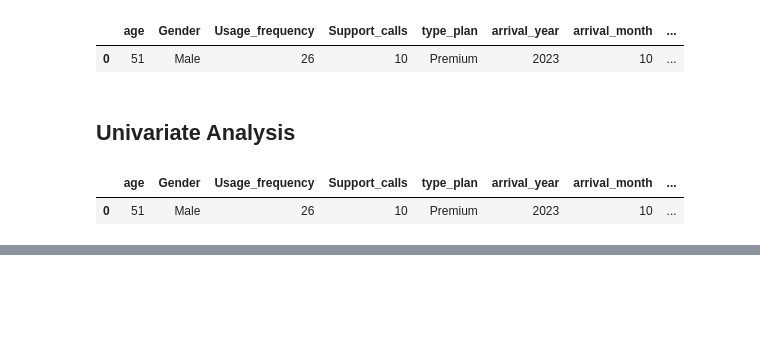
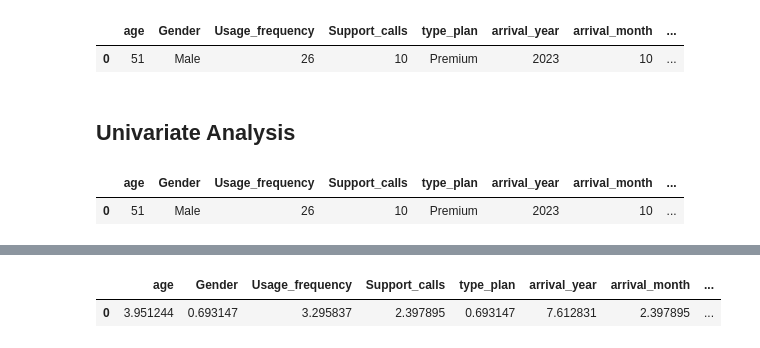
Before and after one commit to Singhpriyanshu2907/Cust_churn, a Jupyter notebook: notebooks/experiments.ipynb, the cells around one changed output, grey strips where cells are left out. Cells and saved outputs as stored; diff of their text form; code cells hidden in the pictures; blank space fills up the shorter version.

```diff
--- a/notebooks/experiments.ipynb
+++ b/notebooks/experiments.ipynb
@@ -81,0 +180,8 @@ df_copy.head(1)
+# %%
+for col in df.columns:
+        df[col] = np.log1p(df[col])
+# %%
+df.head(1)
+# %% [output]
+|  | age | Gender | Usage_frequency | Support_calls | type_plan | arrival_year | arrival_month | ... |
+| 0 | 3.951244 | 0.693147 | 3.295837 | 2.397895 | 0.693147 | 7.612831 | 2.397895 | ... |
```
Also changed, not shown: parts of 7 cells of this notebook, 41 other files.
